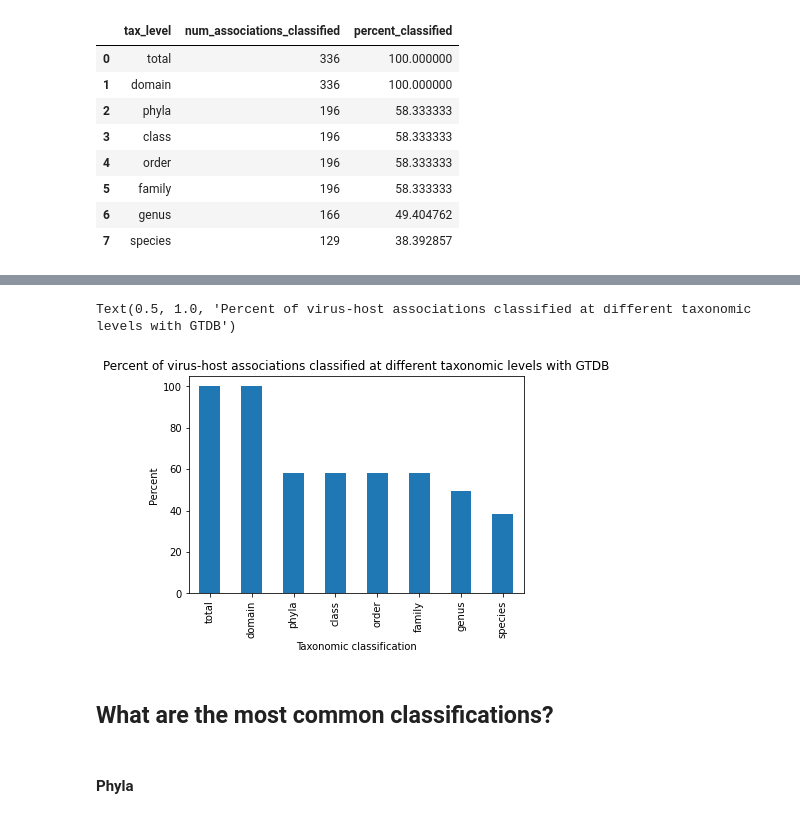
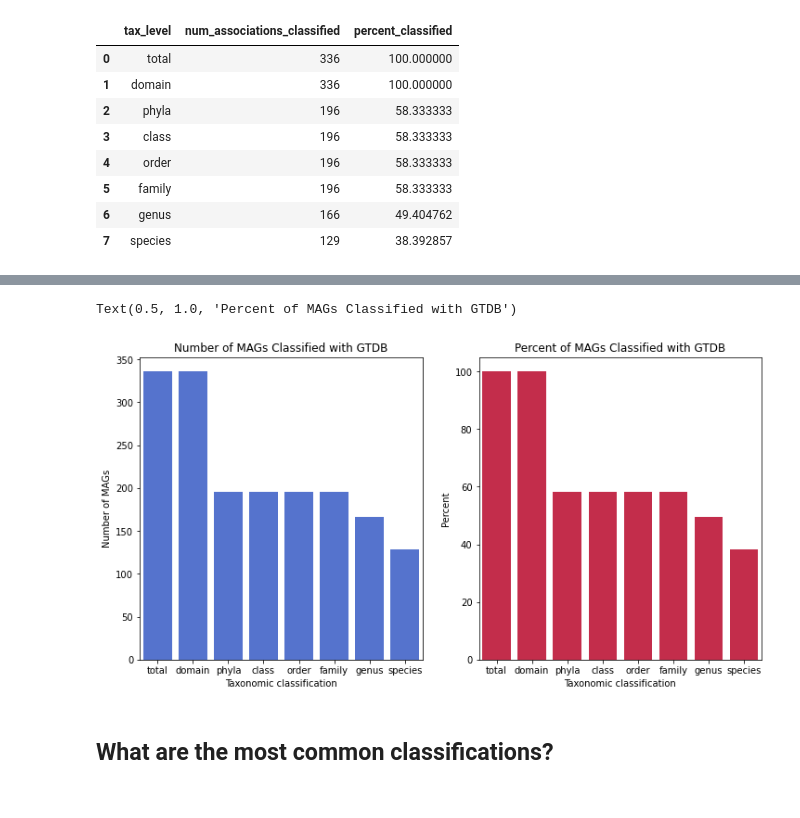
Before and after one commit to mdherring/OMZ_MH_Analysis, a Jupyter notebook: 06_associations_gtdbtk.ipynb, the cells around one changed output, grey strips where cells are left out. Cells and saved outputs as stored; diff of their text form; code cells hidden in the pictures.

Commit message:
updated plots and cleaned up code

```diff
--- a/06_associations_gtdbtk.ipynb
+++ b/06_associations_gtdbtk.ipynb
@@ -17,6 +17,7 @@ from collections import Counter
 import matplotlib.pyplot as plt
 
 df = pd.read_csv('~/Documents/Bigelow- starting Sept 2022/Virus Project/OMZ_MH_Analysis/Data/all_associations_gtdb.csv')
+df = df.fillna("NA")
 # %% [markdown]
 ## How many associations were classified in total?
 # %%
@@ -66,13 +58,17 @@ Text(0.5, 1.0, 'Assignment of host-virus associations at different taxonomic lev
-# %%
-# percent plot
-GTDB_assoc.plot(kind='bar', x='tax_level', y='percent_classified',legend=None)
-plt.xlabel('Taxonomic classification')
-plt.ylabel('Percent')
-plt.title('Percent of host-virus associations classified at different taxonomic levels with GTDB')
-# %% [output]
-Text(0.5, 1.0, 'Percent of virus-host associations classified at different taxonomic levels with GTDB')
-[figure, removed]
+# %%
+fig, axes = plt.subplots(nrows=1, ncols=2,figsize=(12, 6))
+
+sns.barplot(x = 'tax_level', y= 'num_associations_classified', data = GTDB_assoc, color= 'royalblue', ax = axes[0])
+axes[0].set_xlabel('Taxonomic classification')
+axes[0].set_ylabel('Number of MAGs')
+axes[0].set_title('Number of MAGs Classified with GTDB')
+
+sns.barplot(x = 'tax_level', y= 'percent_classified', data = GTDB_assoc, color = 'crimson', ax = axes[1])
+axes[1].set_xlabel('Taxonomic classification')
+axes[1].set_ylabel('Percent')
+axes[1].set_title('Percent of MAGs Classified with GTDB')
+# %% [output]
+Text(0.5, 1.0, 'Percent of MAGs Classified with GTDB')
+[figure, added]
 # %% [markdown]
 ## What are the most common classifications?
-# %% [markdown]
-#### Phyla
```
Also changed, not shown: parts of 8 cells of this notebook.
